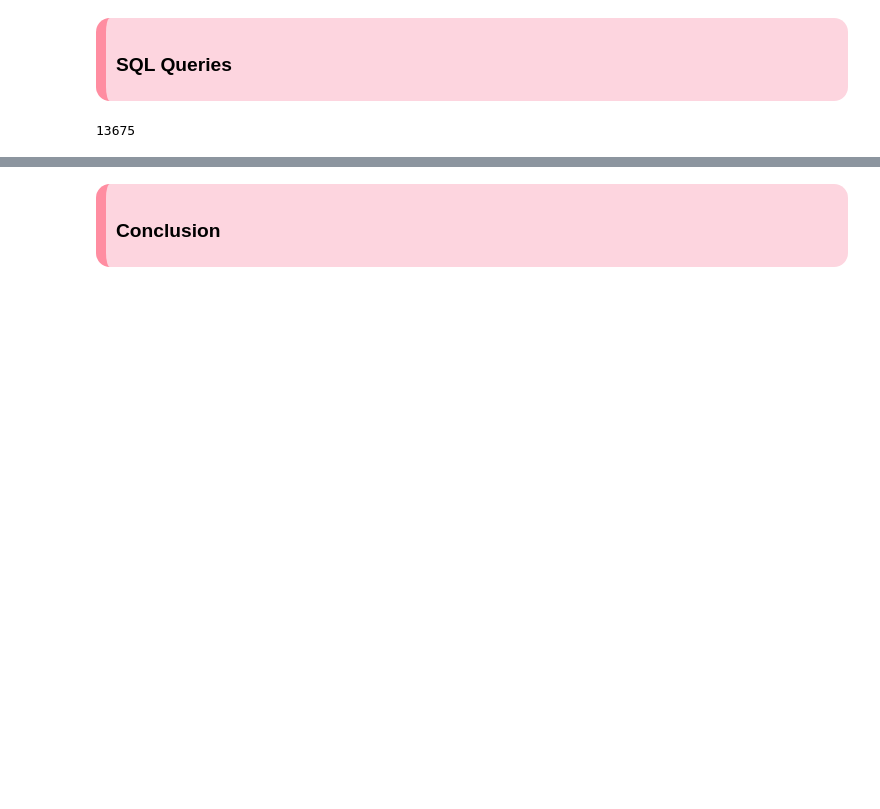
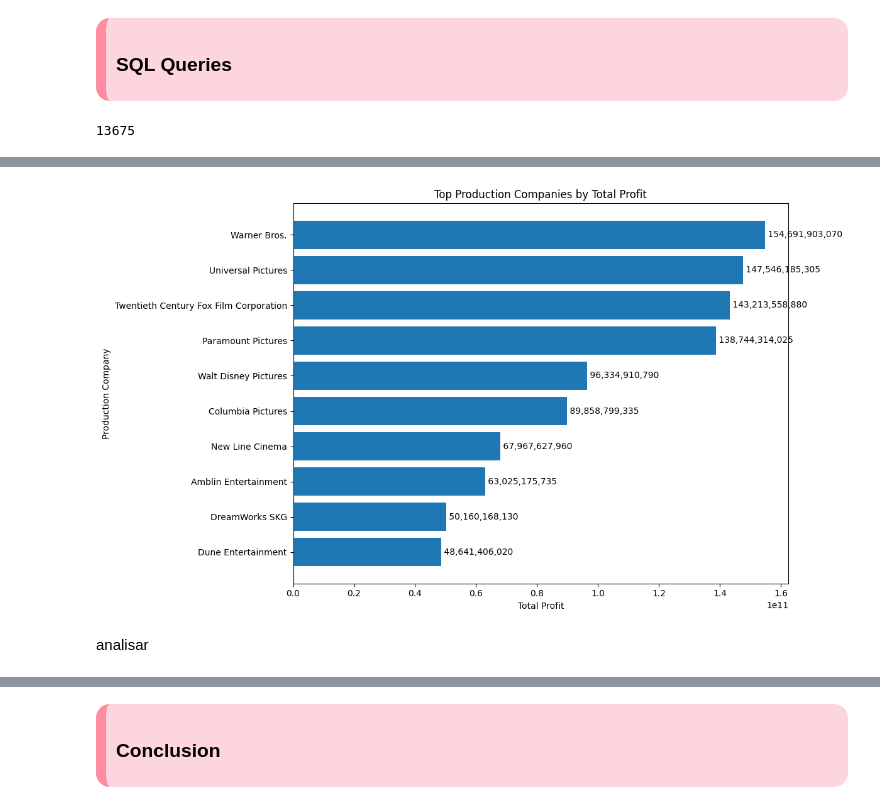
Before and after one commit to CarlotaMarto/Big_Data, a Jupyter notebook: midterm.ipynb, the cells around one changed output, grey strips where cells are left out. Drawn from its saved outputs; the diff is of its cells as text; code cells hidden in the pictures; blank space fills up the shorter version.

Commit message:
gráficos

```diff
--- a/midterm.ipynb
+++ b/midterm.ipynb
@@ -745,7 +666,29 @@ ORDER BY total_profit DESC
 LIMIT 10;
 """
 # %%
-#gráfico query 1
+df_q1 = pd.read_sql_query(query_1, conn)
+
+# Sort so the biggest bar appears at the top
+df_q1 = df_q1.sort_values('total_profit', ascending=True)
+
+# Plot
+plt.figure(figsize=(12, 7))
+plt.barh(df_q1['company_name'], df_q1['total_profit'])
+
+plt.xlabel('Total Profit')
+plt.ylabel('Production Company')
+plt.title('Top Production Companies by Total Profit')
+
+# Add value labels
+for i, value in enumerate(df_q1['total_profit']):
+    plt.text(value, i, f' {value:,.0f}', va='center')
+
+plt.tight_layout()
+plt.show()
+# %% [output]
+[figure, added]
+# %% [markdown]
+analisar
 # %%
 #Query 2: ROI by Budget Level
 query_2 = '''
```
Also changed, not shown: parts of 27 cells of this notebook, 1 other file.
